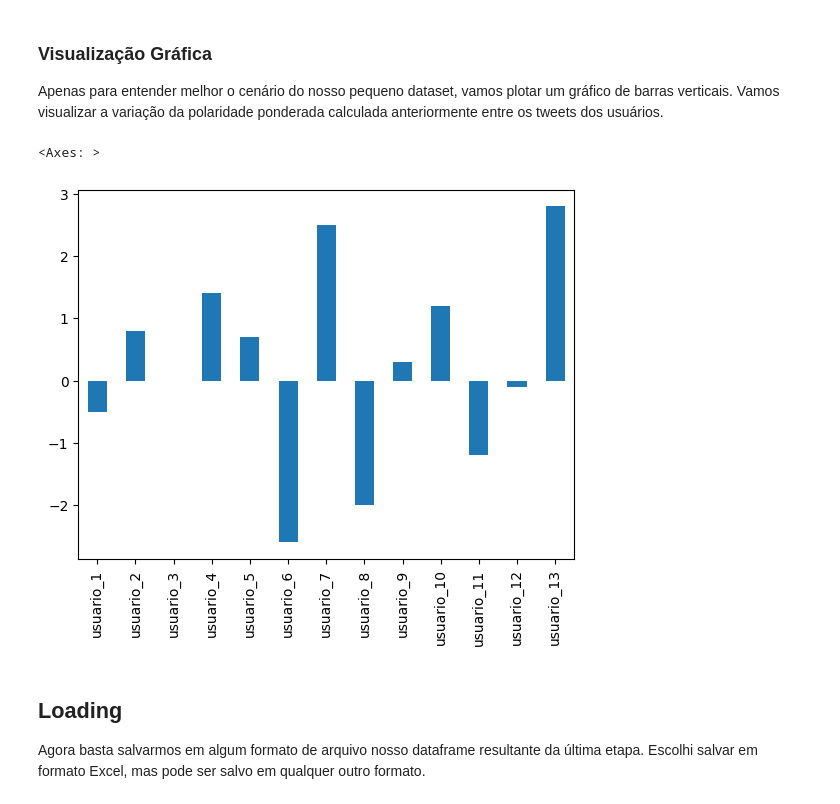
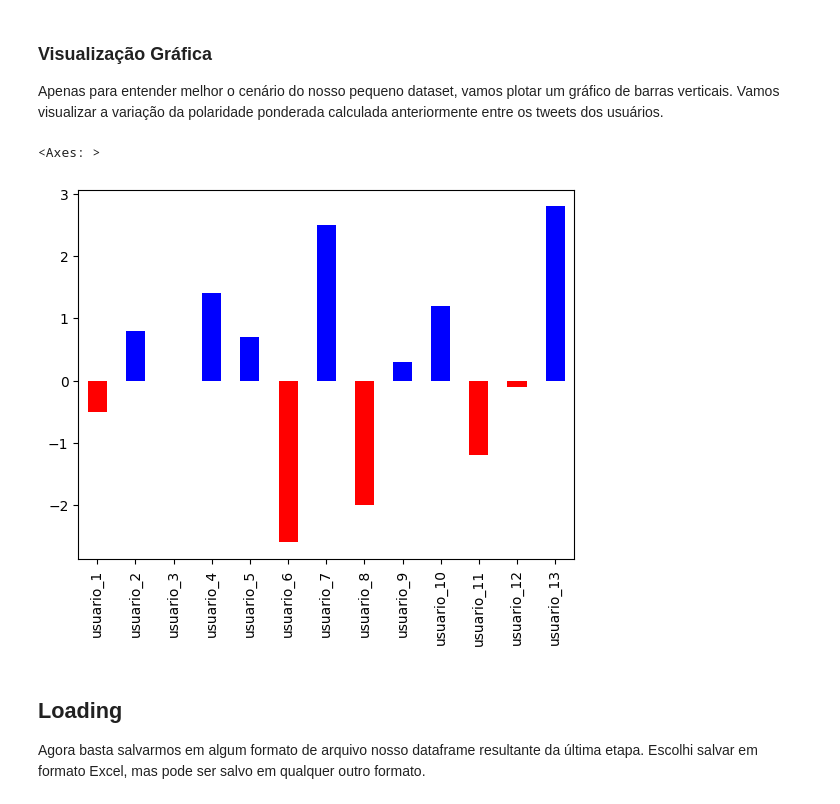
Before and after one commit to diegoflxgarcia/NLP-ETL-de-tweets, a Jupyter notebook: tweets_ETL.ipynb, the cells around one changed output. Drawn from its saved outputs; the diff is of its cells as text; code cells hidden in the pictures.

```diff
--- a/tweets_ETL.ipynb
+++ b/tweets_ETL.ipynb
@@ -318,10 +316,10 @@ display(df)
 ### Visualização Gráfica
 Apenas para entender melhor o cenário do nosso pequeno dataset, vamos plotar um gráfico de barras verticais. Vamos visualizar a variação da polaridade ponderada calculada anteriormente entre os tweets dos usuários.
 # %%
-display(df['polaridade_ponderada'].plot(kind='bar'))
+display(df['polaridade_ponderada'].plot(kind='bar', color=['blue' if v >= 0 else 'red' for v in df['polaridade_ponderada']]))
 # %% [output]
 <Axes: >
-[figure, old version]
+[figure, new version]
 # %% [markdown]
 ## **L**oading
 
```
Also changed, not shown: parts of 3 cells of this notebook.
